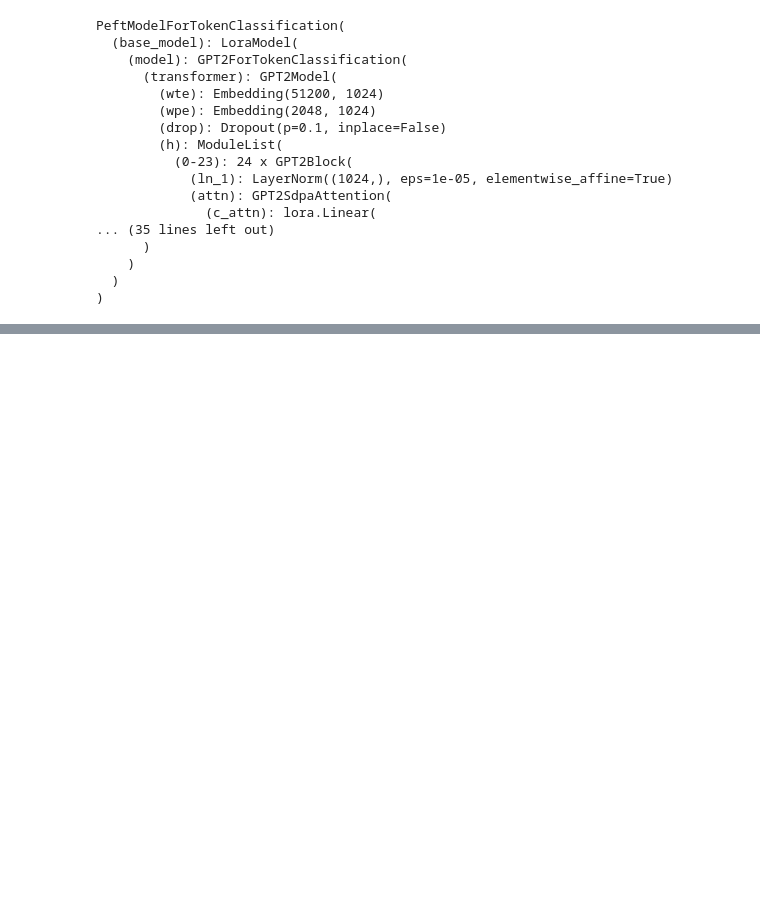
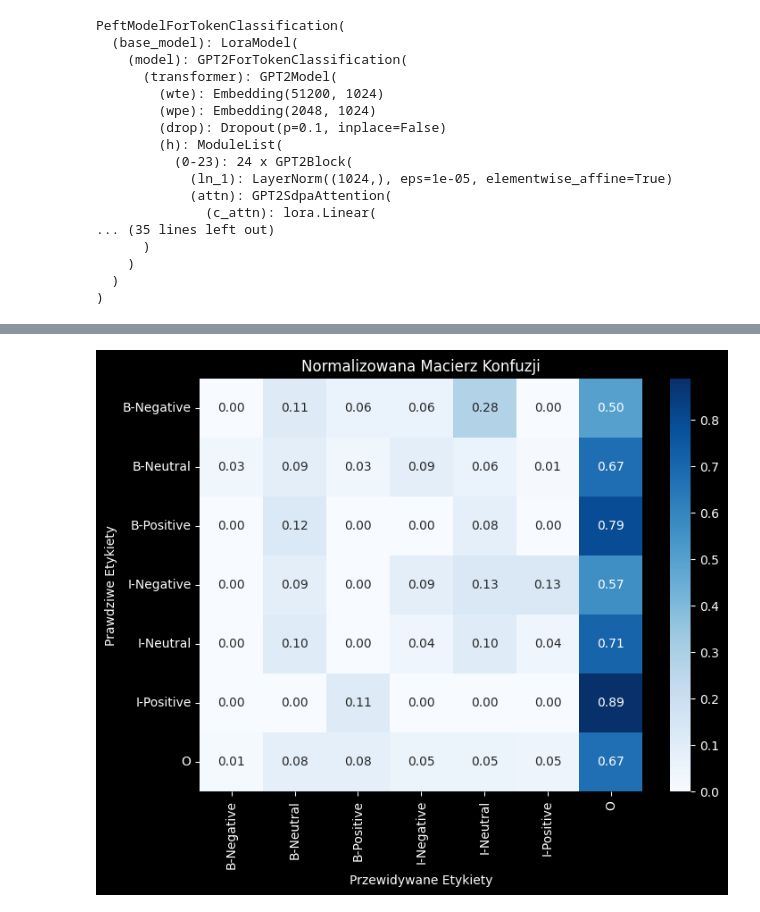
Before and after one commit to pananananas/NLP, a Jupyter notebook: llms/gpt_token_cls.ipynb, the cells around one changed output, grey strips where cells are left out. Saved outputs shown, nothing was run; the diff lists cells and outputs as text; code cells hidden in the pictures; blank space fills up the shorter version.

```diff
--- a/llms/gpt_token_cls.ipynb
+++ b/llms/gpt_token_cls.ipynb
@@ -577,0 +558,11 @@ for text in example_texts:
+# %%
+cm_normalized = confusion_matrix(true_labels, predicted_labels, labels=sorted_labels, normalize='true')
+
+plt.figure(figsize=(8,6))
+sns.heatmap(cm_normalized, annot=True, fmt='.2f', xticklabels=sorted_labels, yticklabels=sorted_labels, cmap='Blues')
+plt.xlabel('Przewidywane Etykiety')
+plt.ylabel('Prawdziwe Etykiety')
+plt.title('Normalizowana Macierz Konfuzji')
+plt.show()
+# %% [output]
+[figure, added]
```
Also changed, not shown: parts of 13 cells of this notebook, 19 other files.
